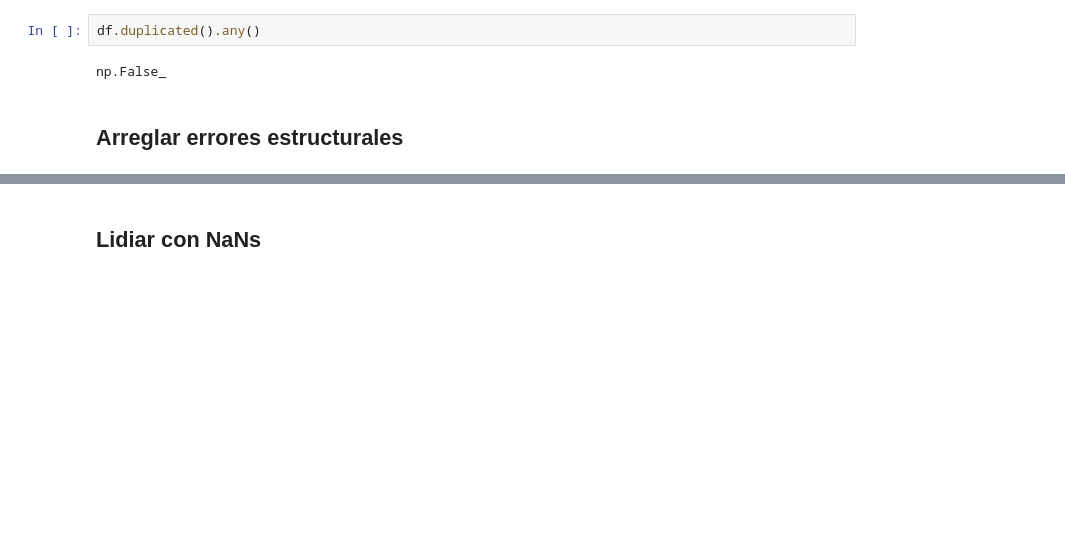
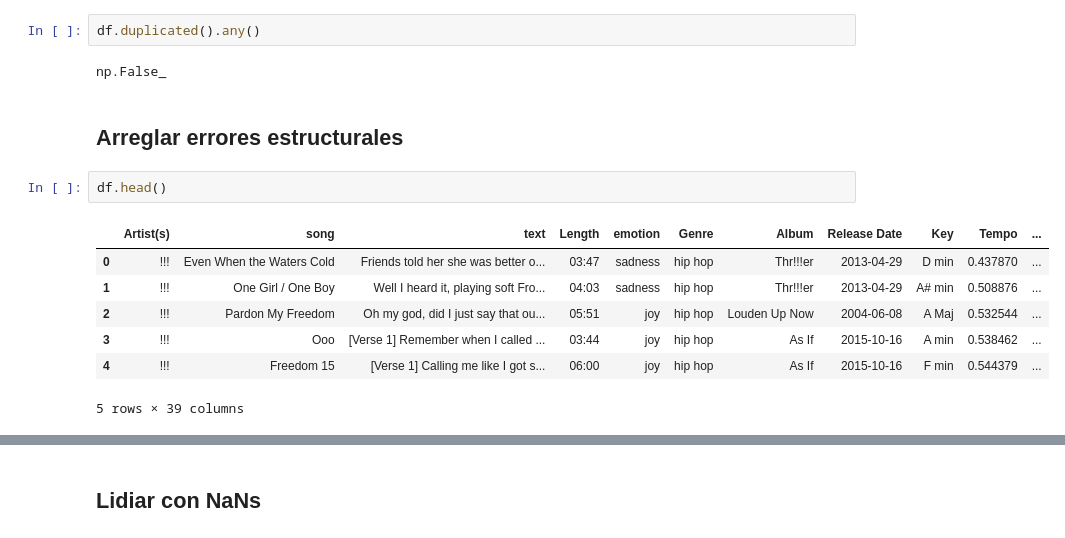
Before and after one commit to Facusc16/data_flow, a Jupyter notebook: Data_&_Flow.ipynb, the cells around one changed output, grey strips where cells are left out. Cells and saved outputs as stored; diff of their text form; blank space fills up the shorter version.

```diff
--- a/Data_&_Flow.ipynb
+++ b/Data_&_Flow.ipynb
@@ -59,3 +88,13 @@ df.duplicated().any()
 np.False_
 # %% [markdown]
 ## Arreglar errores estructurales
+# %%
+df.head()
+# %% [output]
+|  | Artist(s) | song | text | Length | emotion | Genre | Album | Release Date | Key | Tempo | ... |
+| 0 | !!! | Even When the Waters Cold | Friends told her she was better o... | 03:47 | sadness | hip hop | Thr!!!er | 2013-04-29 | D min | 0.437870 | ... |
+| 1 | !!! | One Girl / One Boy | Well I heard it, playing soft Fro... | 04:03 | sadness | hip hop | Thr!!!er | 2013-04-29 | A# min | 0.508876 | ... |
+| 2 | !!! | Pardon My Freedom | Oh my god, did I just say that ou... | 05:51 | joy | hip hop | Louden Up Now | 2004-06-08 | A Maj | 0.532544 | ... |
+| 3 | !!! | Ooo | [Verse 1] Remember when I called ... | 03:44 | joy | hip hop | As If | 2015-10-16 | A min | 0.538462 | ... |
+| 4 | !!! | Freedom 15 | [Verse 1] Calling me like I got s... | 06:00 | joy | hip hop | As If | 2015-10-16 | F min | 0.544379 | ... |
+5 rows × 39 columns
```
Also changed, not shown: parts of 80 cells of this notebook.
